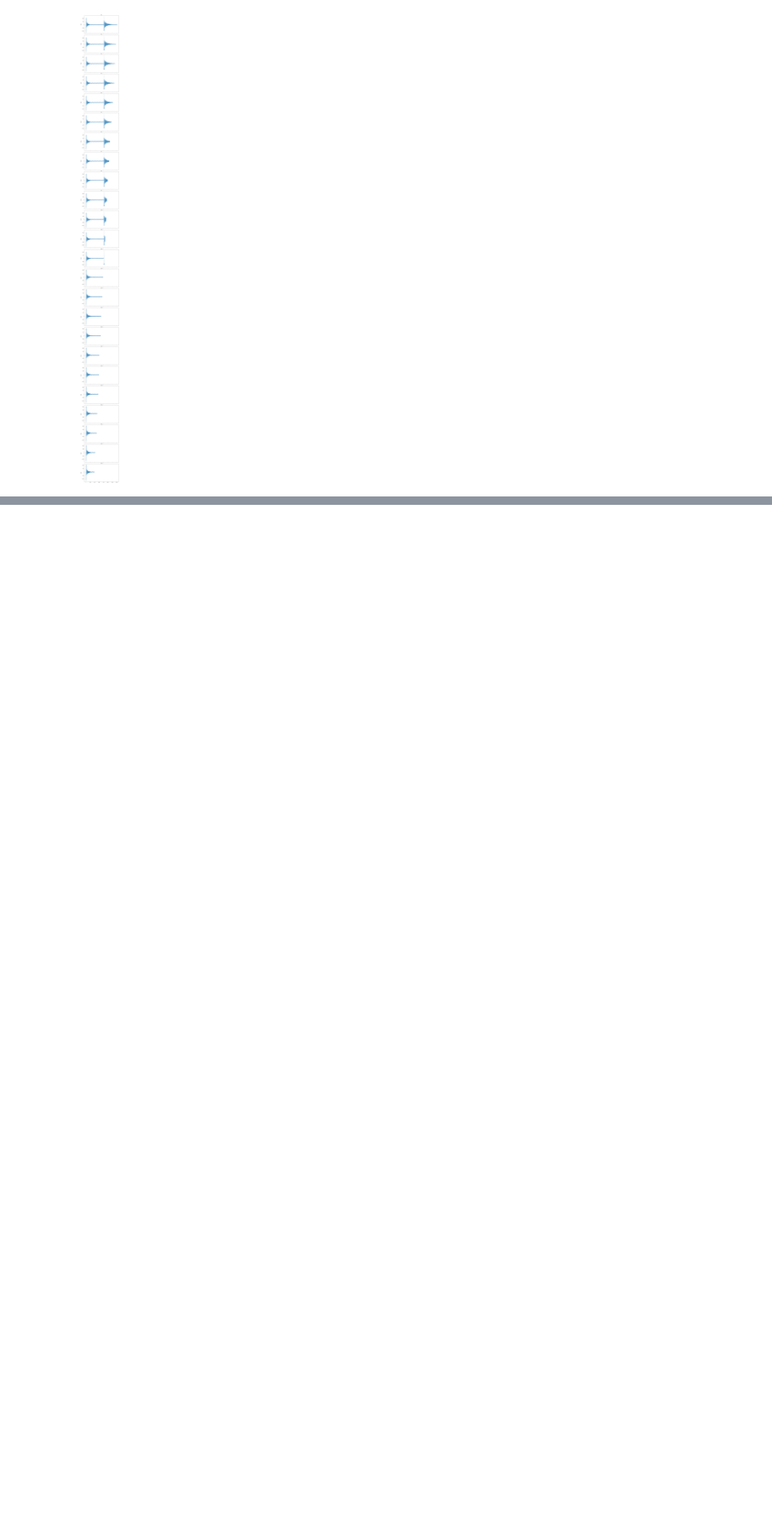
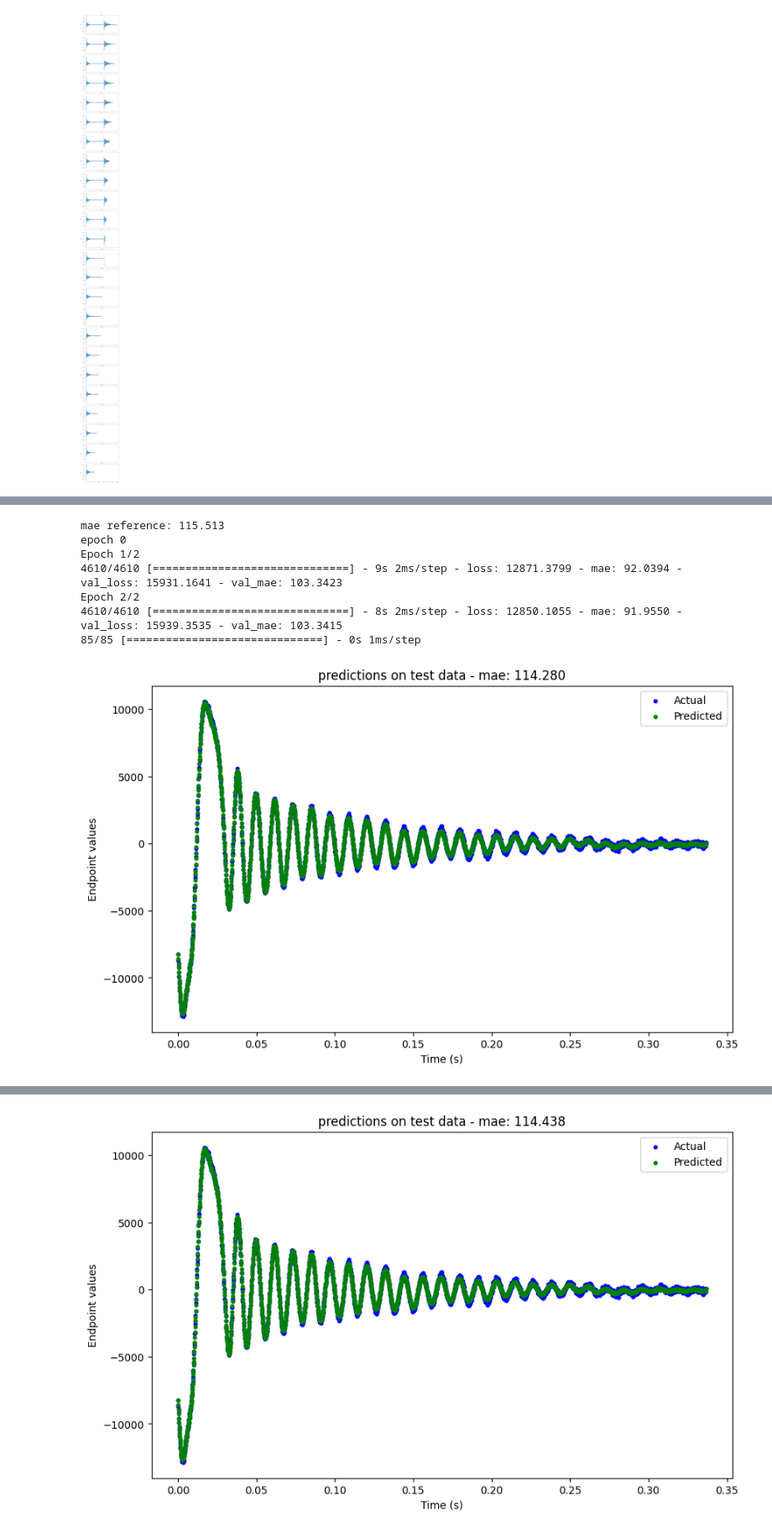
Before and after one commit to ChiragBusiness/FYP, a Jupyter notebook: difference_prediction.ipynb, the cells around one changed output, grey strips where cells are left out. Shown at 84% size. Saved outputs shown, nothing was run; the diff lists cells and outputs as text; code cells hidden in the pictures; blank space fills up the shorter version.

```diff
--- a/difference_prediction.ipynb
+++ b/difference_prediction.ipynb
@@ -71,3 +87,4 @@ for i in train_data.columns:
 [figure]
 # %%
 train.set_index(["file", "sample"], inplace = True)
+test.set_index(["file", "sample"], inplace = True)
@@ -188,0 +339,19 @@ plt.plot(train["target"].values)
+# %%
+one_trial_file_index = test["file"].unique()[3]
+print(f"one trial file index: {one_trial_file_index}")
+
+one_trial_columns = list(train_columns)
+one_trial_columns.extend(["mean_target", "target"])
+
+one_trial_test = test[test["file"] == one_trial_file_index]
+
+X_test_one_trial = one_trial_test[one_trial_columns].dropna()
+
+y_test_one_trial = X_test_one_trial.pop("target_difference")
+y_test_one_trial = np.expand_dims(y_test_one_trial, axis=1)
+
+y_mean_one_trial = X_test_one_trial.pop("mean_target")
+y_mean_one_trial = np.expand_dims(y_mean_one_trial, axis=1)
+
+y_target_one_trial = X_test_one_trial.pop("target")
+y_target_one_trial = np.expand_dims(y_target_one_trial, axis=1)
@@ -188,0 +368,48 @@ plt.plot(train["target"].values)
+# %%
+mae_reference = mae(y_target_one_trial.flatten(), y_mean_one_trial.flatten()) #for reference, this is the value we would get if model predicts 0 every time. (just the difference between the mean and the target)
+
+print(f"mae reference: {mae_reference:.3f}")
+
+for i in range(10):
+    print(f"epoch {i}")
+
+
+    # history = model.fit(X, output_norm(y), epochs=2, batch_size=32, validation_data = (X_test, output_norm(y_test))) #with output norm
+    history = model.fit(X, y, epochs=2, batch_size=32, validation_data = (X_test, y_test)) #without output norm
+
+    times = np.array(range(len(X_test_one_trial))) / 8000
+
+    predictions_one_trial_raw = model.predict(X_test_one_trial)
+
+    # predictions_one_trial_inversed = inverse_output_norm(predictions_one_trial_raw).numpy() #with output norm
+    predictions_one_trial_inversed = predictions_one_trial_raw #without output norm
+
+    #adding predictions to mean target to get actual prediction value:
+    predictions_one_trial_actual = predictions_one_trial_inversed + y_mean_one_trial
+
+    mae_test = mae(y_target_one_trial.flatten(), predictions_one_trial_actual.flatten())
+    # mae_test = mae(y_test_one_trial.flatten(), inverse_output_norm(inverse_mapping_func(predictions_one_trial)).numpy().flatten())
+
+    # Visualize predictions vs actual values
+    plt.figure(figsize=(10, 6))
+    plt.scatter(times, y_target_one_trial.flatten(), color='blue', label='Actual', s = 10)
+    plt.scatter(times, predictions_one_trial_actual.flatten(), color='green', label='Predicted', s=10)
+    # plt.scatter(times, inverse_output_norm(inverse_mapping_func(predictions_one_trial)).numpy(), color='green', label='Predicted', s=10)
+
+
+    # plt.title(f'predictions on test data - RMSE: {rmse_test:.3f}')
+    plt.title(f'predictions on test data - mae: {mae_test:.3f}')
+
+    plt.xlabel('Time (s)')
+    plt.ylabel('Endpoint values')
+    plt.legend()
+    plt.show()
+# %% [output]
+mae reference: 115.513
+epoch 0
+Epoch 1/2
+4610/4610 [==============================] - 9s 2ms/step - loss: 12871.3799 - mae: 92.0394 - val_loss: 15931.1641 - val_mae: 103.3423
+Epoch 2/2
+4610/4610 [==============================] - 8s 2ms/step - loss: 12850.1055 - mae: 91.9550 - val_loss: 15939.3535 - val_mae: 103.3415
+85/85 [==============================] - 0s 1ms/step
+[figure, added]
@@ -188,0 +422 @@ plt.plot(train["target"].values)
+[figure, added]
```
Also changed, not shown: parts of 42 cells of this notebook, 4 other files.
